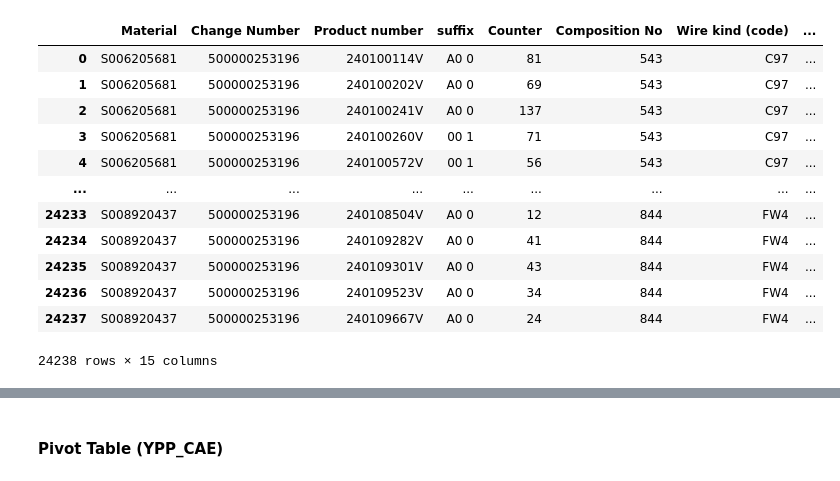
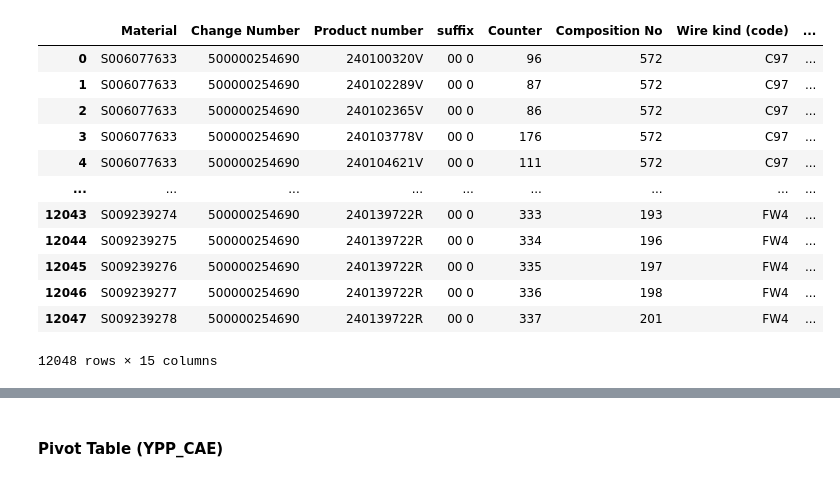
Before and after one commit to Abdelhamid2c/Automation-of-Data-Integration, a Jupyter notebook: Notebooks/integration.ipynb, the cells around one changed output, grey strips where cells are left out. Drawn from its saved outputs; the diff is of its cells as text; code cells hidden in the pictures.

```diff
--- a/Notebooks/integration.ipynb
+++ b/Notebooks/integration.ipynb
@@ -43,20 +65,20 @@ len(PN_columns_wirelist)
 # %%
-df_ypp_cae = pd.read_excel('../Data/Train Data/500000253196.XLSX')
+df_ypp_cae = pd.read_excel(r'C:\Users\user\Desktop\Data integration PP\ALPINE PPC DG\500000254690_ypp.XLSX')
 df_ypp_cae
 # %% [output]
 |  | Material | Change Number | Product number | suffix | Counter | Composition No | Wire kind (code) | ... |
-| 0 | S006205681 | 500000253196 | 240100114V | A0 0 | 81 | 543 | C97 | ... |
-| 1 | S006205681 | 500000253196 | 240100202V | A0 0 | 69 | 543 | C97 | ... |
-| 2 | S006205681 | 500000253196 | 240100241V | A0 0 | 137 | 543 | C97 | ... |
-| 3 | S006205681 | 500000253196 | 240100260V | 00 1 | 71 | 543 | C97 | ... |
-| 4 | S006205681 | 500000253196 | 240100572V | 00 1 | 56 | 543 | C97 | ... |
+| 0 | S006077633 | 500000254690 | 240100320V | 00 0 | 96 | 572 | C97 | ... |
+| 1 | S006077633 | 500000254690 | 240102289V | 00 0 | 87 | 572 | C97 | ... |
+| 2 | S006077633 | 500000254690 | 240102365V | 00 0 | 86 | 572 | C97 | ... |
+| 3 | S006077633 | 500000254690 | 240103778V | 00 0 | 176 | 572 | C97 | ... |
+| 4 | S006077633 | 500000254690 | 240104621V | 00 0 | 111 | 572 | C97 | ... |
 | ... | ... | ... | ... | ... | ... | ... | ... | ... |
-| 24233 | S008920437 | 500000253196 | 240108504V | A0 0 | 12 | 844 | FW4 | ... |
-| 24234 | S008920437 | 500000253196 | 240109282V | A0 0 | 41 | 844 | FW4 | ... |
-| 24235 | S008920437 | 500000253196 | 240109301V | A0 0 | 43 | 844 | FW4 | ... |
-| 24236 | S008920437 | 500000253196 | 240109523V | A0 0 | 34 | 844 | FW4 | ... |
-| 24237 | S008920437 | 500000253196 | 240109667V | A0 0 | 24 | 844 | FW4 | ... |
+| 12043 | S009239274 | 500000254690 | 240139722R | 00 0 | 333 | 193 | FW4 | ... |
+| 12044 | S009239275 | 500000254690 | 240139722R | 00 0 | 334 | 196 | FW4 | ... |
+| 12045 | S009239276 | 500000254690 | 240139722R | 00 0 | 335 | 197 | FW4 | ... |
+| 12046 | S009239277 | 500000254690 | 240139722R | 00 0 | 336 | 198 | FW4 | ... |
+| 12047 | S009239278 | 500000254690 | 240139722R | 00 0 | 337 | 201 | FW4 | ... |
-24238 rows × 15 columns
+12048 rows × 15 columns
 # %%
 df_ypp_cae = df_ypp_cae[df_ypp_cae['Product number'].apply(lambda x : x in PN_columns_wirelist)]
 df_ypp_cae['Product number'].nunique()
```
Also changed, not shown: parts of 37 cells of this notebook, 15 other files.
